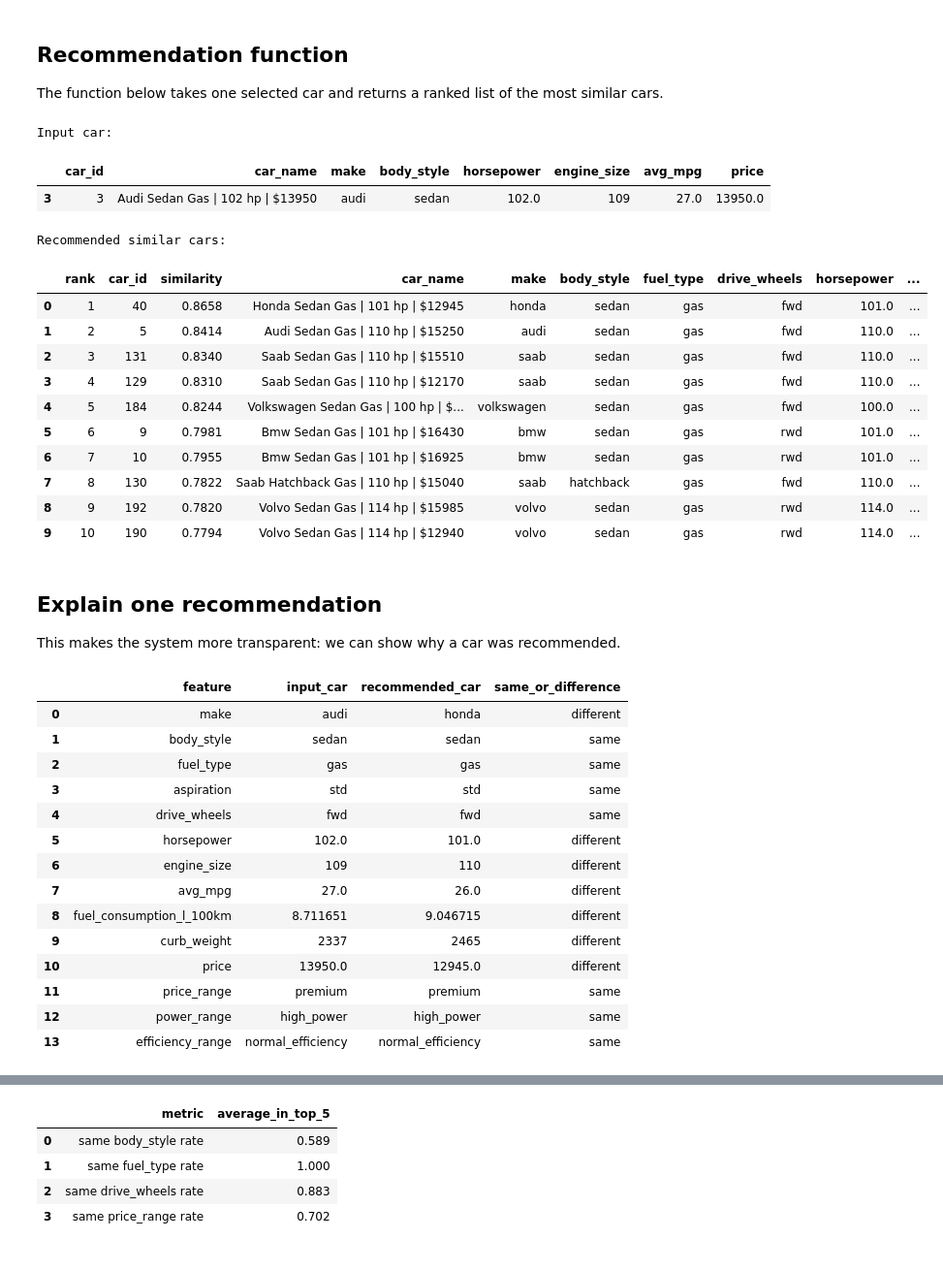
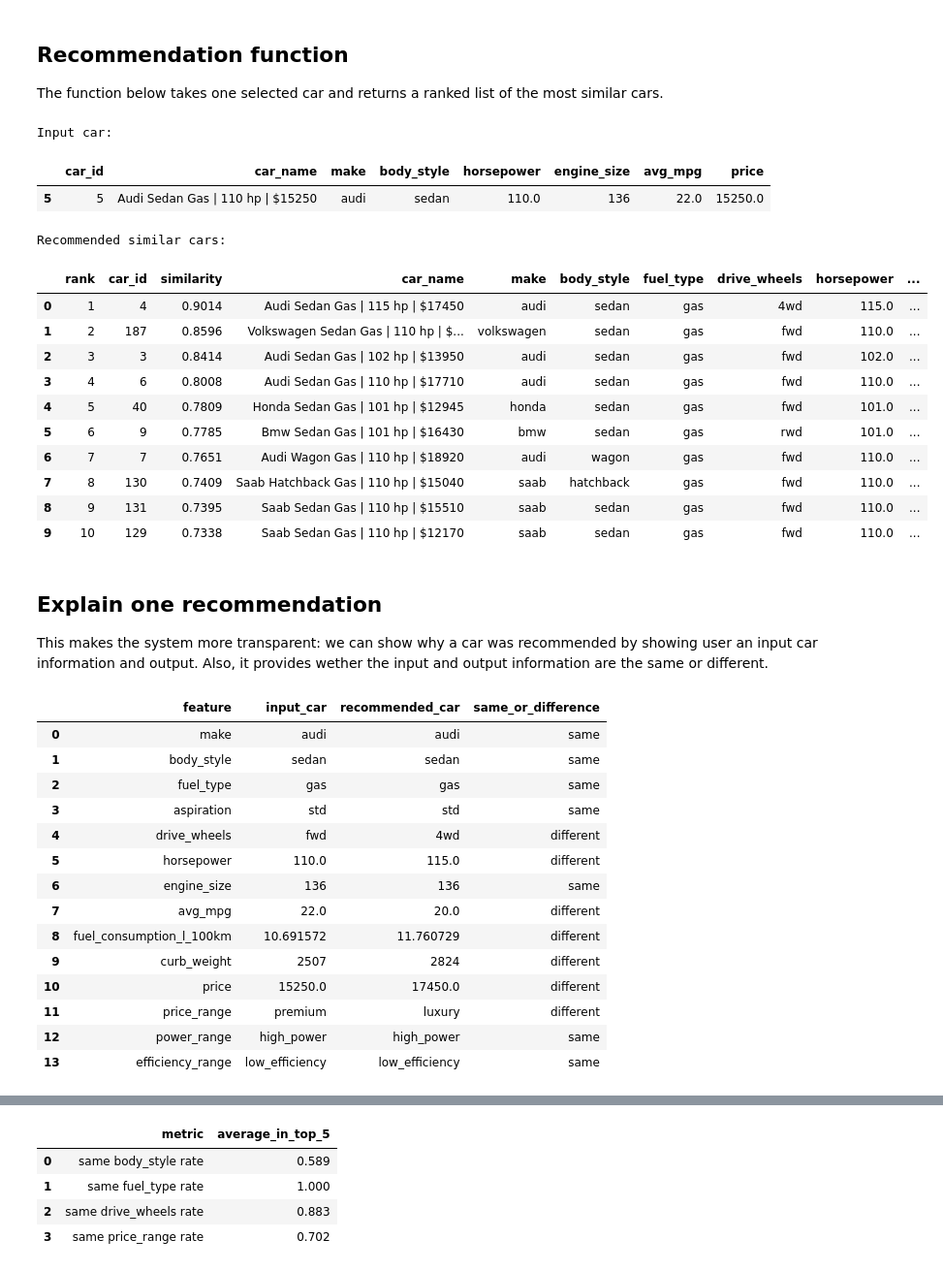
Before and after one commit to AntonTykhonenko/AIProject2026, a Jupyter notebook: Task06/car_content_based_recommender_complex.ipynb, the cells around one changed output, grey strips where cells are left out. Shown at 97% size. Drawn from its saved outputs; the diff is of its cells as text; code cells hidden in the pictures.

```diff
--- a/Task06/car_content_based_recommender_complex.ipynb
+++ b/Task06/car_content_based_recommender_complex.ipynb
@@ -335,34 +340,34 @@ def recommend_cars(
 
     return pd.DataFrame(recommendations)
 # %%
-selected_car_id = 3
+selected_car_id = 5
 
 print("Input car:")
 display(cars.loc[[selected_car_id], ["car_id", "car_name", "make", "body_style", "horsepower", "engine_size", "avg_mpg", "price"]])
 
 print("Recommended similar cars:")
 recommendations = recommend_cars(cars, similarity_matrix, selected_car_id, top_n=10)
 recommendations
 # %% [output]
 Input car:
 |  | car_id | car_name | make | body_style | horsepower | engine_size | avg_mpg | price |
-| 3 | 3 | Audi Sedan Gas | 102 hp | $13950 | audi | sedan | 102.0 | 109 | 27.0 | 13950.0 |
+| 5 | 5 | Audi Sedan Gas | 110 hp | $15250 | audi | sedan | 110.0 | 136 | 22.0 | 15250.0 |
 Recommended similar cars:
 |  | rank | car_id | similarity | car_name | make | body_style | fuel_type | drive_wheels | horsepower | ... |
-| 0 | 1 | 40 | 0.8658 | Honda Sedan Gas | 101 hp | $12945 | honda | sedan | gas | fwd | 101.0 | ... |
-| 1 | 2 | 5 | 0.8414 | Audi Sedan Gas | 110 hp | $15250 | audi | sedan | gas | fwd | 110.0 | ... |
-| 2 | 3 | 131 | 0.8340 | Saab Sedan Gas | 110 hp | $15510 | saab | sedan | gas | fwd | 110.0 | ... |
-| 3 | 4 | 129 | 0.8310 | Saab Sedan Gas | 110 hp | $12170 | saab | sedan | gas | fwd | 110.0 | ... |
-| 4 | 5 | 184 | 0.8244 | Volkswagen Sedan Gas | 100 hp | $... | volkswagen | sedan | gas | fwd | 100.0 | ... |
-| 5 | 6 | 9 | 0.7981 | Bmw Sedan Gas | 101 hp | $16430 | bmw | sedan | gas | rwd | 101.0 | ... |
-| 6 | 7 | 10 | 0.7955 | Bmw Sedan Gas | 101 hp | $16925 | bmw | sedan | gas | rwd | 101.0 | ... |
-| 7 | 8 | 130 | 0.7822 | Saab Hatchback Gas | 110 hp | $15040 | saab | hatchback | gas | fwd | 110.0 | ... |
-| 8 | 9 | 192 | 0.7820 | Volvo Sedan Gas | 114 hp | $15985 | volvo | sedan | gas | rwd | 114.0 | ... |
-| 9 | 10 | 190 | 0.7794 | Volvo Sedan Gas | 114 hp | $12940 | volvo | sedan | gas | rwd | 114.0 | ... |
+| 0 | 1 | 4 | 0.9014 | Audi Sedan Gas | 115 hp | $17450 | audi | sedan | gas | 4wd | 115.0 | ... |
+| 1 | 2 | 187 | 0.8596 | Volkswagen Sedan Gas | 110 hp | $... | volkswagen | sedan | gas | fwd | 110.0 | ... |
+| 2 | 3 | 3 | 0.8414 | Audi Sedan Gas | 102 hp | $13950 | audi | sedan | gas | fwd | 102.0 | ... |
+| 3 | 4 | 6 | 0.8008 | Audi Sedan Gas | 110 hp | $17710 | audi | sedan | gas | fwd | 110.0 | ... |
+| 4 | 5 | 40 | 0.7809 | Honda Sedan Gas | 101 hp | $12945 | honda | sedan | gas | fwd | 101.0 | ... |
+| 5 | 6 | 9 | 0.7785 | Bmw Sedan Gas | 101 hp | $16430 | bmw | sedan | gas | rwd | 101.0 | ... |
+| 6 | 7 | 7 | 0.7651 | Audi Wagon Gas | 110 hp | $18920 | audi | wagon | gas | fwd | 110.0 | ... |
+| 7 | 8 | 130 | 0.7409 | Saab Hatchback Gas | 110 hp | $15040 | saab | hatchback | gas | fwd | 110.0 | ... |
+| 8 | 9 | 131 | 0.7395 | Saab Sedan Gas | 110 hp | $15510 | saab | sedan | gas | fwd | 110.0 | ... |
+| 9 | 10 | 129 | 0.7338 | Saab Sedan Gas | 110 hp | $12170 | saab | sedan | gas | fwd | 110.0 | ... |
 # %% [markdown]
 ## Explain one recommendation
 
-This makes the system more transparent: we can show why a car was recommended.
+This makes the system more transparent: we can show why a car was recommended by showing user an input car information and output. Also, it provides wether the input and output information are the same or different.
 # %%
 def explain_recommendation(cars: pd.DataFrame, input_car_id: int, recommended_car_id: int) -> pd.DataFrame:
     compare_features = [
@@ -406,20 +411,20 @@ first_recommended_car_id = int(recommendations.iloc[0]["car_id"])
 explain_recommendation(cars, selected_car_id, first_recommended_car_id)
 # %% [output]
 |  | feature | input_car | recommended_car | same_or_difference |
-| 0 | make | audi | honda | different |
+| 0 | make | audi | audi | same |
 | 1 | body_style | sedan | sedan | same |
 | 2 | fuel_type | gas | gas | same |
 | 3 | aspiration | std | std | same |
-| 4 | drive_wheels | fwd | fwd | same |
-| 5 | horsepower | 102.0 | 101.0 | different |
-| 6 | engine_size | 109 | 110 | different |
-| 7 | avg_mpg | 27.0 | 26.0 | different |
-| 8 | fuel_consumption_l_100km | 8.711651 | 9.046715 | different |
-| 9 | curb_weight | 2337 | 2465 | different |
-| 10 | price | 13950.0 | 12945.0 | different |
-| 11 | price_range | premium | premium | same |
+| 4 | drive_wheels | fwd | 4wd | different |
+| 5 | horsepower | 110.0 | 115.0 | different |
+| 6 | engine_size | 136 | 136 | same |
+| 7 | avg_mpg | 22.0 | 20.0 | different |
+| 8 | fuel_consumption_l_100km | 10.691572 | 11.760729 | different |
+| 9 | curb_weight | 2507 | 2824 | different |
+| 10 | price | 15250.0 | 17450.0 | different |
+| 11 | price_range | premium | luxury | different |
 | 12 | power_range | high_power | high_power | same |
-| 13 | efficiency_range | normal_efficiency | normal_efficiency | same |
+| 13 | efficiency_range | low_efficiency | low_efficiency | same |
 # %% [markdown]
 ## Sanity-check evaluation
 
```
Also changed, not shown: parts of 4 cells of this notebook.
